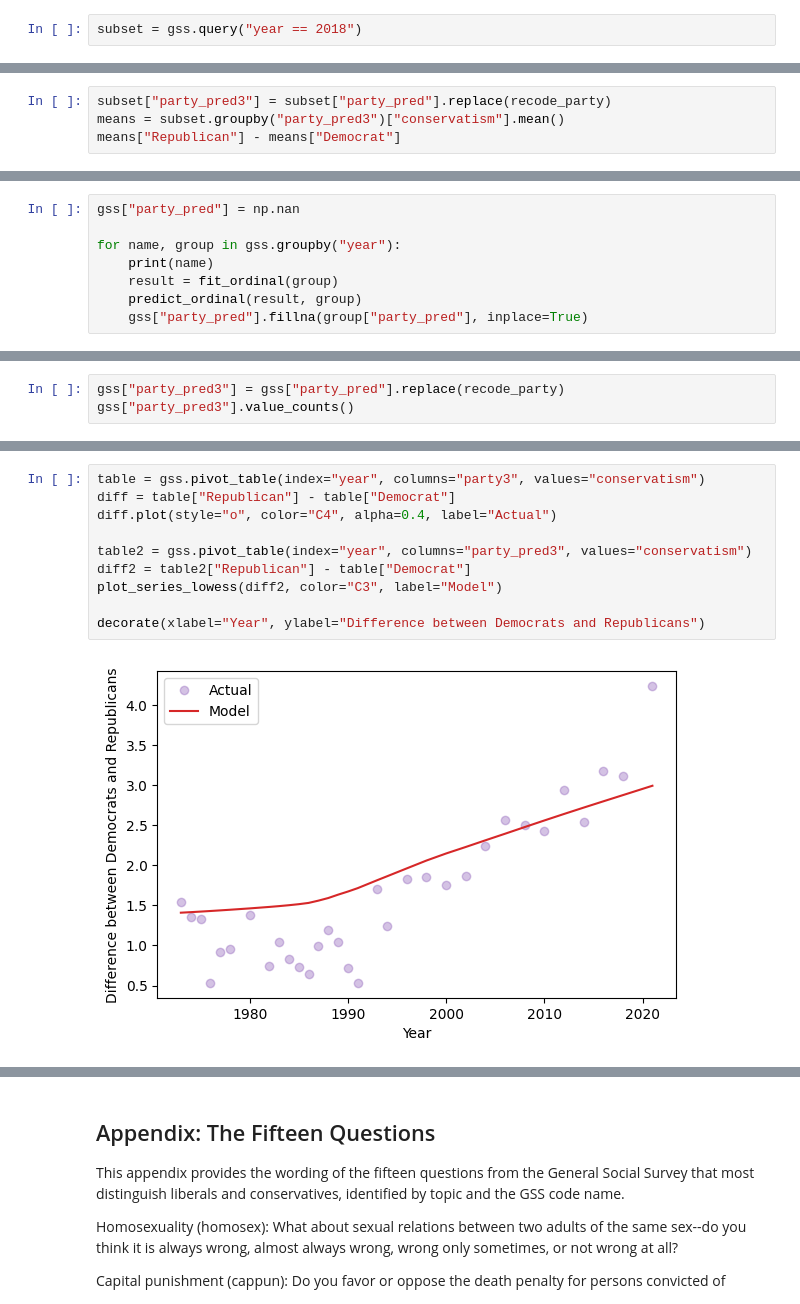
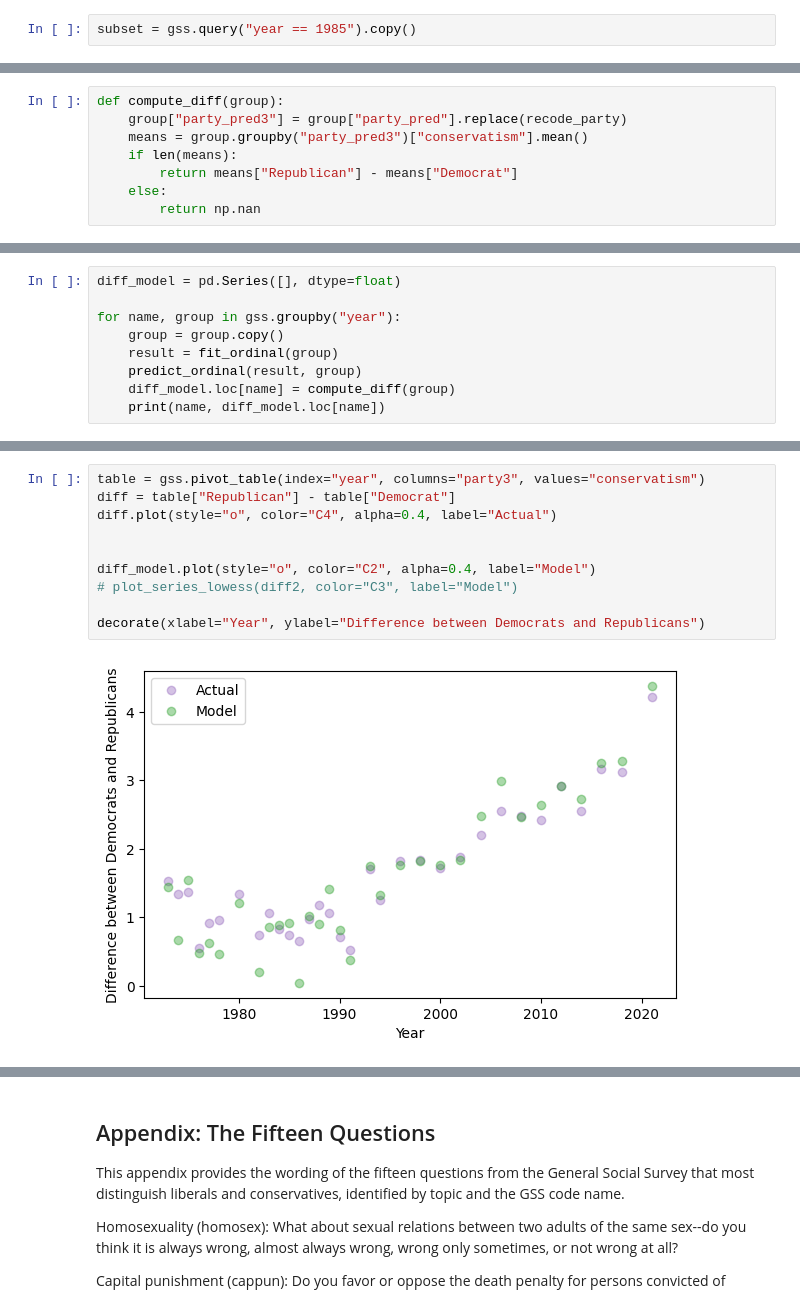
Before and after one commit to AllenDowney/PoliticalAlignmentCaseStudy, a Jupyter notebook: 05_alignment.ipynb, the cells around one changed output, grey strips where cells are left out. Drawn from its saved outputs; the diff is of its cells as text.

```diff
--- a/05_alignment.ipynb
+++ b/05_alignment.ipynb
@@ -958,7 +957,7 @@ def predict_ordinal(result, group, x="conservatism"):
 # %% [output]
 [interactive output not drawn]
 # %%
-subset = gss.query("year == 2018")
+subset = gss.query("year == 1985").copy()
 # %% [output]
 [interactive output not drawn]
 # %%
@@ -1000,6 +1017,10 @@ means["Republican"] - means["Democrat"]
 [interactive output not drawn]
 # %%
-subset["party_pred3"] = subset["party_pred"].replace(recode_party)
-means = subset.groupby("party_pred3")["conservatism"].mean()
-means["Republican"] - means["Democrat"]
+def compute_diff(group):
+    group["party_pred3"] = group["party_pred"].replace(recode_party)
+    means = group.groupby("party_pred3")["conservatism"].mean()
+    if len(means):
+        return means["Republican"] - means["Democrat"]
+    else:
+        return np.nan
 # %% [output]
@@ -1008,9 +1033,10 @@ means["Republican"] - means["Democrat"]
 # %%
-gss["party_pred"] = np.nan
+diff_model = pd.Series([], dtype=float)
 
 for name, group in gss.groupby("year"):
-    print(name)
+    group = group.copy()
     result = fit_ordinal(group)
     predict_ordinal(result, group)
-    gss["party_pred"].fillna(group["party_pred"], inplace=True)
+    diff_model.loc[name] = compute_diff(group)
+    print(name, diff_model.loc[name])
 # %% [output]
@@ -1047,3 +1060,0 @@ Name: party_pred, dtype: int64
-# %%
-gss["party_pred3"] = gss["party_pred"].replace(recode_party)
-gss["party_pred3"].value_counts()
@@ -1056,13 +1061,13 @@ Name: party_pred3, dtype: int64
 # %%
 table = gss.pivot_table(index="year", columns="party3", values="conservatism")
 diff = table["Republican"] - table["Democrat"]
 diff.plot(style="o", color="C4", alpha=0.4, label="Actual")
 
-table2 = gss.pivot_table(index="year", columns="party_pred3", values="conservatism")
-diff2 = table2["Republican"] - table["Democrat"]
-plot_series_lowess(diff2, color="C3", label="Model")
+
+diff_model.plot(style="o", color="C2", alpha=0.4, label="Model")
+# plot_series_lowess(diff2, color="C3", label="Model")
 
 decorate(xlabel="Year", ylabel="Difference between Democrats and Republicans")
 # %% [output]
-[figure, old version]
+[figure, new version]
 [interactive output not drawn]
```
Also changed, not shown: parts of 24 cells of this notebook.
